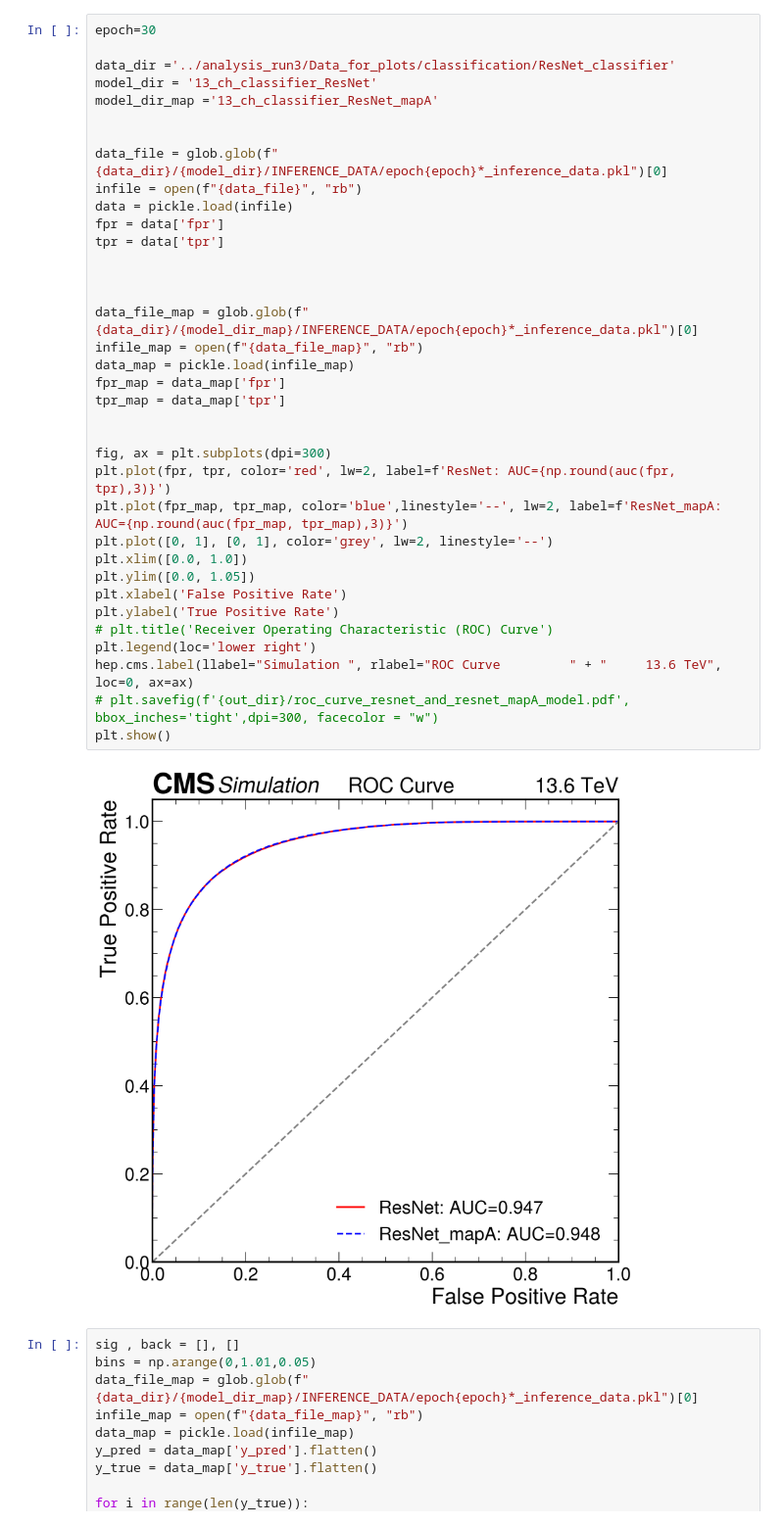
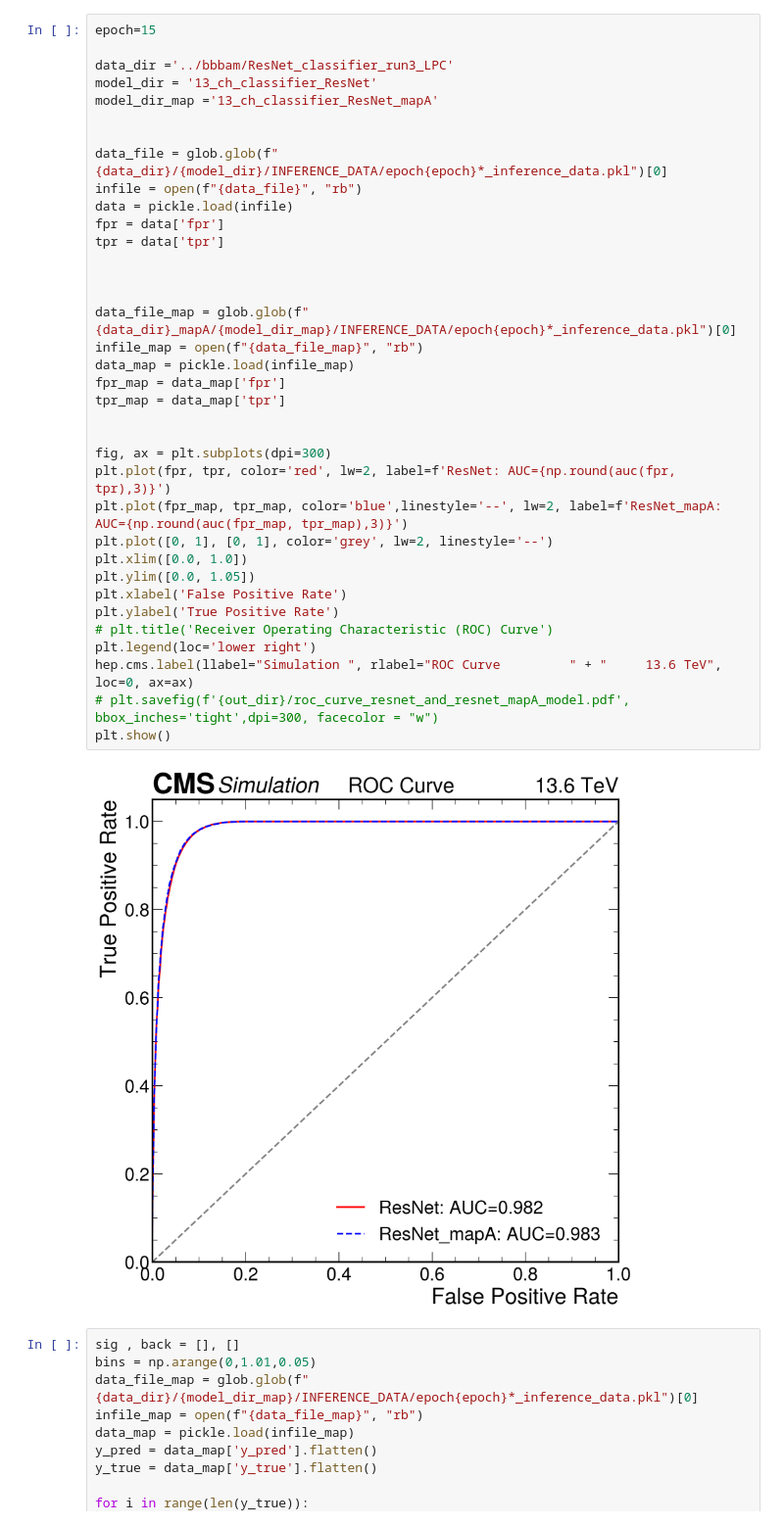
Before and after one commit to bhbam/H_AA_CLuster_jupyter_notebooks, a Jupyter notebook: AN_classifier.ipynb, the cells around one changed output. Shown at 98% size. Cells and saved outputs as stored; diff of their text form.

```diff
--- a/AN_classifier.ipynb
+++ b/AN_classifier.ipynb
@@ -34,41 +38,41 @@ save = True
 # %%
-epoch=30
+epoch=15
 
-data_dir ='../analysis_run3/Data_for_plots/classification/ResNet_classifier'
+data_dir ='../bbbam/ResNet_classifier_run3_LPC'
 model_dir = '13_ch_classifier_ResNet'
 model_dir_map ='13_ch_classifier_ResNet_mapA'
 
 
 data_file = glob.glob(f"{data_dir}/{model_dir}/INFERENCE_DATA/epoch{epoch}*_inference_data.pkl")[0]
 infile = open(f"{data_file}", "rb")
 data = pickle.load(infile)
 fpr = data['fpr']
 tpr = data['tpr']
 
 
 
-data_file_map = glob.glob(f"{data_dir}/{model_dir_map}/INFERENCE_DATA/epoch{epoch}*_inference_data.pkl")[0]
+data_file_map = glob.glob(f"{data_dir}_mapA/{model_dir_map}/INFERENCE_DATA/epoch{epoch}*_inference_data.pkl")[0]
 infile_map = open(f"{data_file_map}", "rb")
 data_map = pickle.load(infile_map)
 fpr_map = data_map['fpr']
 tpr_map = data_map['tpr']
 
 
 fig, ax = plt.subplots(dpi=300)
 plt.plot(fpr, tpr, color='red', lw=2, label=f'ResNet: AUC={np.round(auc(fpr, tpr),3)}')
 plt.plot(fpr_map, tpr_map, color='blue',linestyle='--', lw=2, label=f'ResNet_mapA: AUC={np.round(auc(fpr_map, tpr_map),3)}')
 plt.plot([0, 1], [0, 1], color='grey', lw=2, linestyle='--')
 plt.xlim([0.0, 1.0])
 plt.ylim([0.0, 1.05])
 plt.xlabel('False Positive Rate')
 plt.ylabel('True Positive Rate')
 # plt.title('Receiver Operating Characteristic (ROC) Curve')
 plt.legend(loc='lower right')
 hep.cms.label(llabel="Simulation ", rlabel="ROC Curve         " + "     13.6 TeV", loc=0, ax=ax)
 # plt.savefig(f'{out_dir}/roc_curve_resnet_and_resnet_mapA_model.pdf', bbox_inches='tight',dpi=300, facecolor = "w")
 plt.show()
 # %% [output]
-[figure, old version]
+[figure, new version]
 # %%
 sig , back = [], []
 bins = np.arange(0,1.01,0.05)
```
Also changed, not shown: parts of 5 cells of this notebook.
